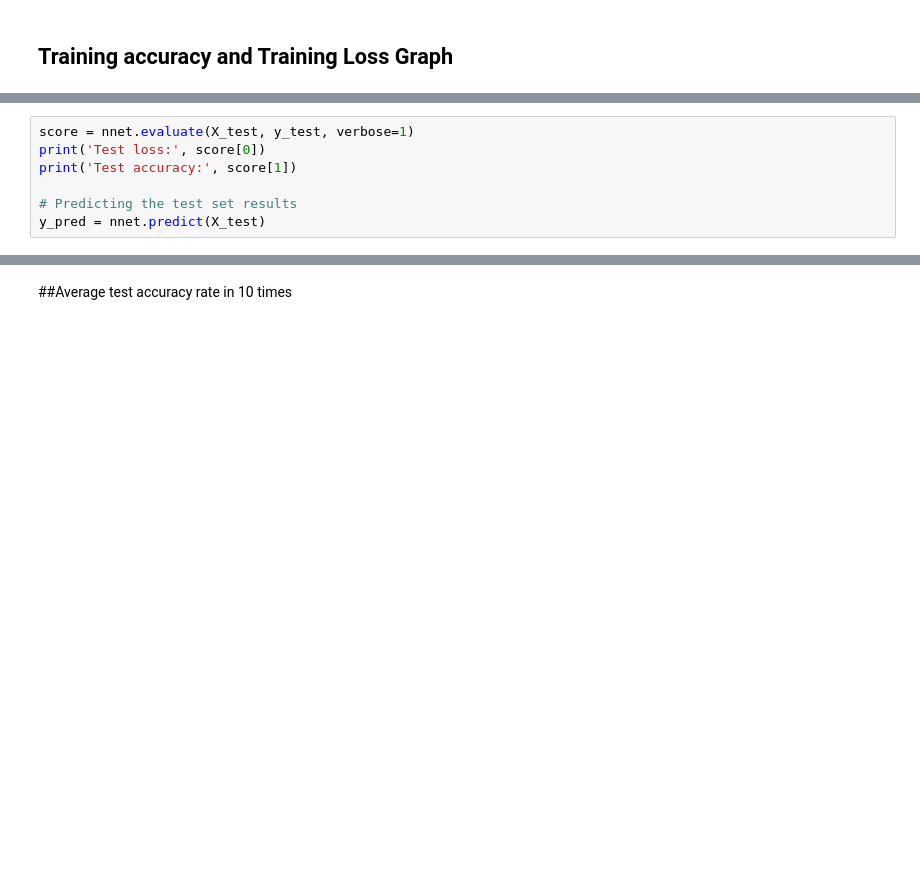
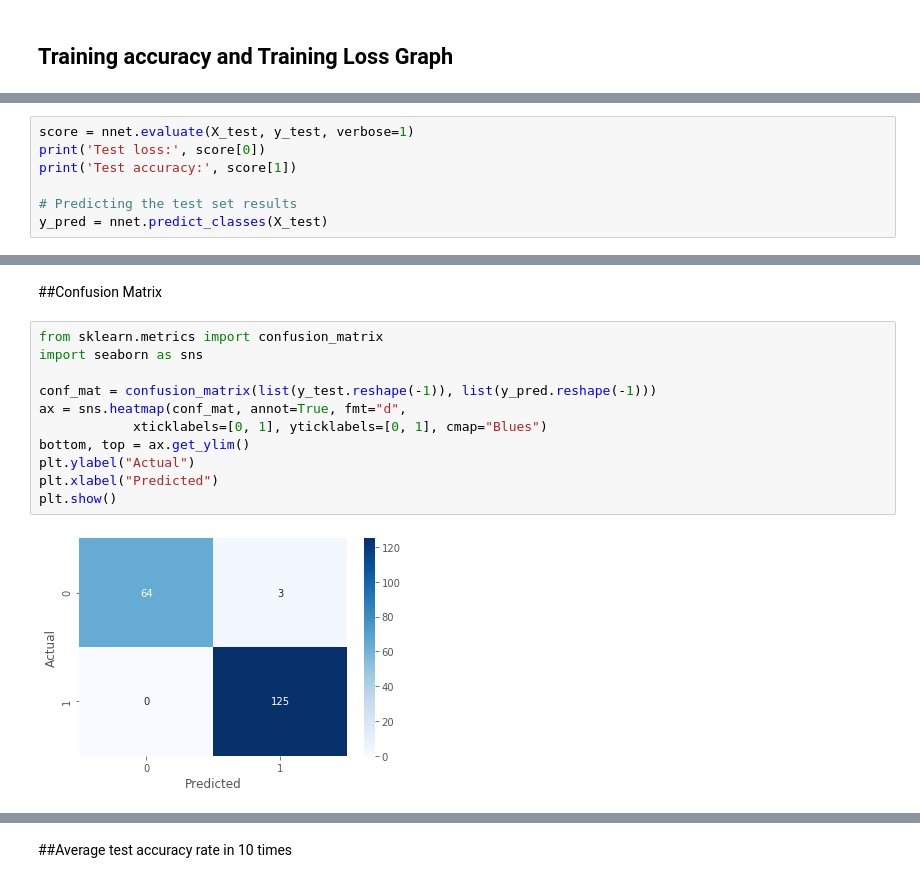
Before and after one commit to rujikorntan/deep-learning-tic-tac-toe-, a Jupyter notebook: TicTacToe_Keras.ipynb, the cells around one changed output, grey strips where cells are left out. Drawn from its saved outputs; the diff is of its cells as text; blank space fills up the shorter version.

```diff
--- a/TicTacToe_Keras.ipynb
+++ b/TicTacToe_Keras.ipynb
@@ -180,5 +189,5 @@ print('Test loss:', score[0])
 print('Test accuracy:', score[1])
 
 # Predicting the test set results
-y_pred = nnet.predict(X_test)
+y_pred = nnet.predict_classes(X_test)
 # %% [output]
@@ -187,0 +197,15 @@ Test accuracy: 0.9791666666666666
+# %% [markdown]
+##Confusion Matrix
+# %%
+from sklearn.metrics import confusion_matrix
+import seaborn as sns
+
+conf_mat = confusion_matrix(list(y_test.reshape(-1)), list(y_pred.reshape(-1)))
+ax = sns.heatmap(conf_mat, annot=True, fmt="d",
+            xticklabels=[0, 1], yticklabels=[0, 1], cmap="Blues")
+bottom, top = ax.get_ylim()
+plt.ylabel("Actual")
+plt.xlabel("Predicted")
+plt.show()
+# %% [output]
+[figure, added]
```
Also changed, not shown: parts of 15 cells of this notebook.
